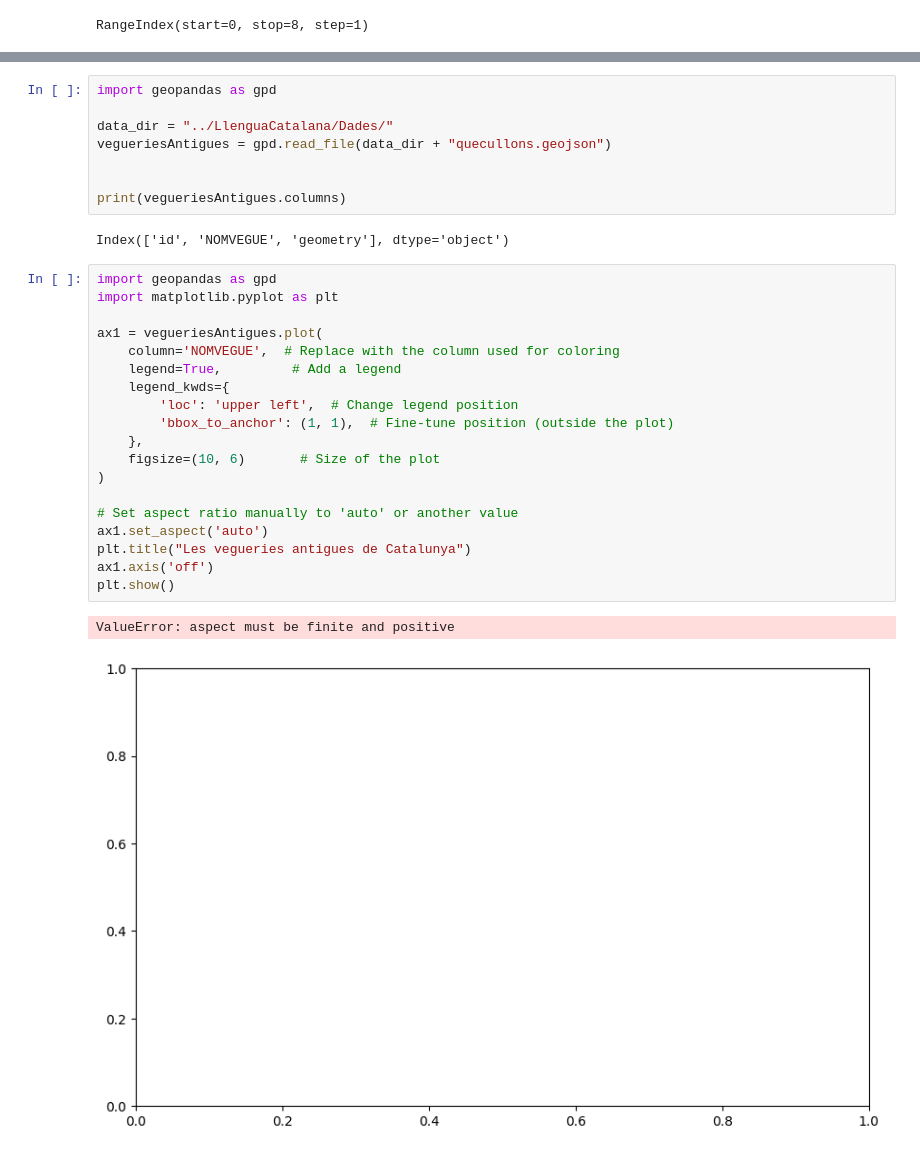
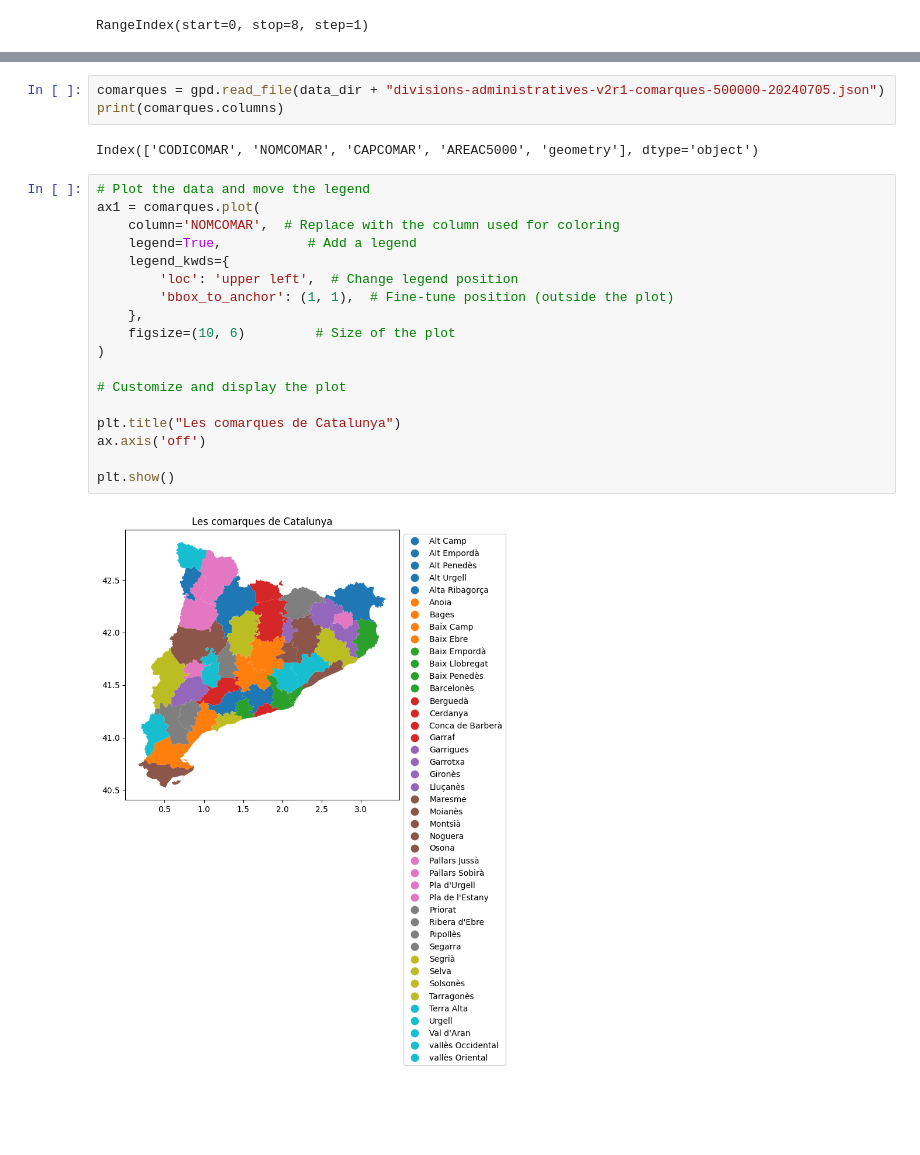
Before and after one commit to GuifreRamos/LlenguaCatalana, a Jupyter notebook: Eudald.ipynb, the cells around one changed output, grey strips where cells are left out. Drawn from its saved outputs; the diff is of its cells as text; blank space fills up the shorter version.

```diff
--- a/Eudald.ipynb
+++ b/Eudald.ipynb
@@ -89,32 +88,25 @@ plt.show()
-# %%
-import geopandas as gpd
-
-data_dir = "../LlenguaCatalana/Dades/"
-vegueriesAntigues = gpd.read_file(data_dir + "quecullons.geojson")
-
-
-print(vegueriesAntigues.columns)
-# %% [output]
-Index(['id', 'NOMVEGUE', 'geometry'], dtype='object')
+# %%
+comarques = gpd.read_file(data_dir + "divisions-administratives-v2r1-comarques-500000-20240705.json")
+print(comarques.columns)
+# %% [output]
+Index(['CODICOMAR', 'NOMCOMAR', 'CAPCOMAR', 'AREAC5000', 'geometry'], dtype='object')
 # %%
-import geopandas as gpd
-import matplotlib.pyplot as plt
-
-ax1 = vegueriesAntigues.plot(
-    column='NOMVEGUE',  # Replace with the column used for coloring
-    legend=True,         # Add a legend
+# Plot the data and move the legend
+ax1 = comarques.plot(
+    column='NOMCOMAR',  # Replace with the column used for coloring
+    legend=True,           # Add a legend
     legend_kwds={
         'loc': 'upper left',  # Change legend position
         'bbox_to_anchor': (1, 1),  # Fine-tune position (outside the plot)
     },
-    figsize=(10, 6)       # Size of the plot
+    figsize=(10, 6)         # Size of the plot
 )
 
-# Set aspect ratio manually to 'auto' or another value
-ax1.set_aspect('auto')
-plt.title("Les vegueries antigues de Catalunya")
-ax1.axis('off')
+# Customize and display the plot
+
+plt.title("Les comarques de Catalunya")
+ax.axis('off')
+
 plt.show()
 # %% [output]
-ValueError: aspect must be finite and positive
-[figure, old version]
+[figure, new version]
```
Also changed, not shown: parts of 11 cells of this notebook, 8 other files.
